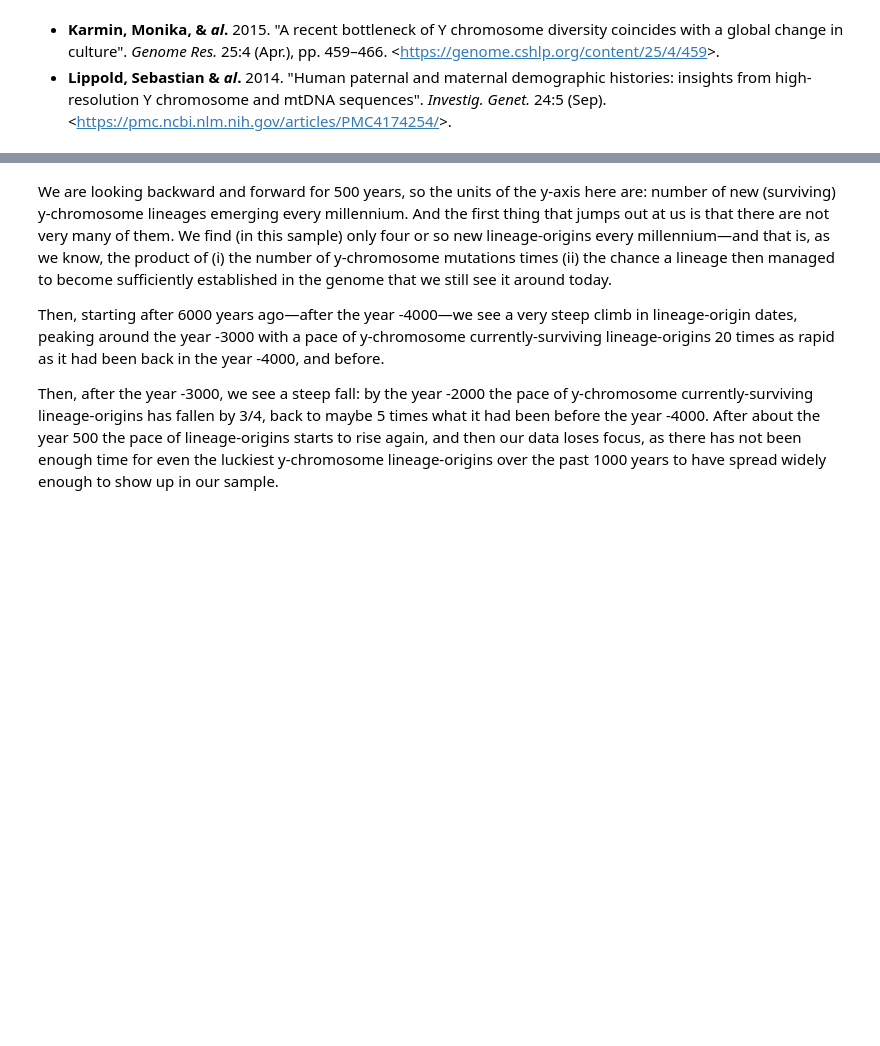
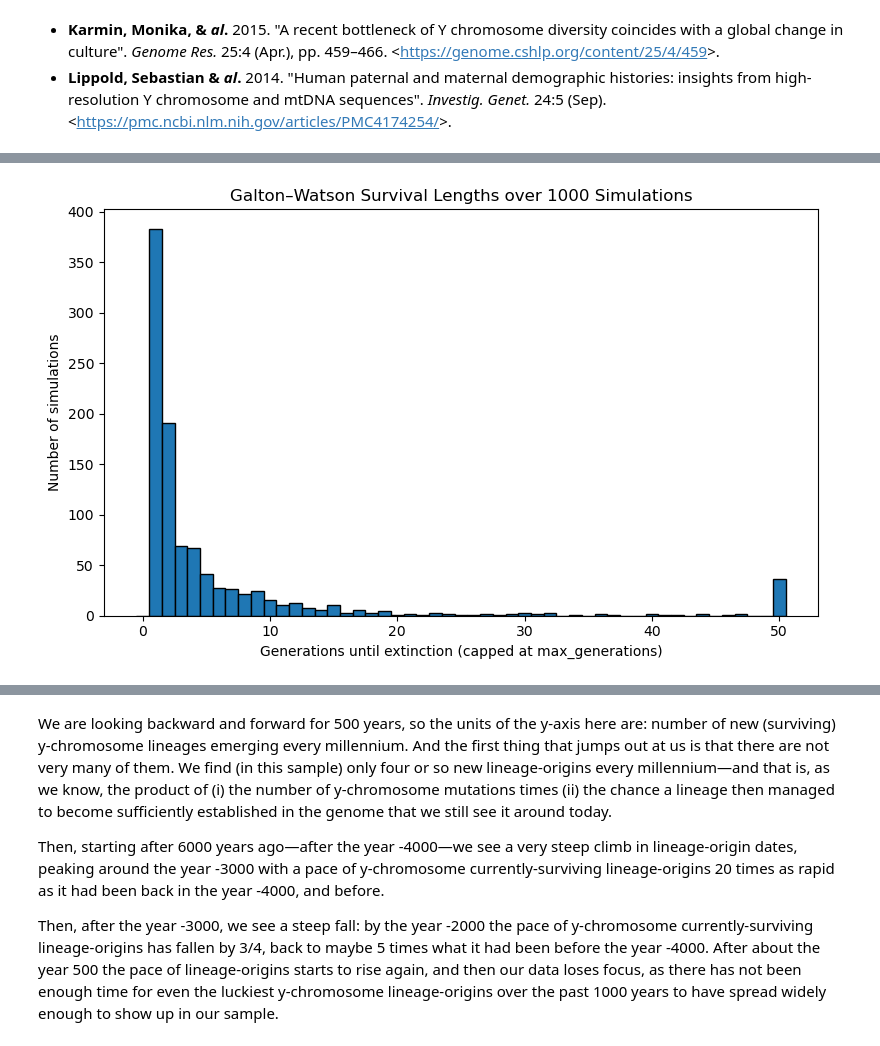
Before and after one commit to braddelong/working_20251227, a Jupyter notebook: 2026-02-03-econ-196-patriarchy.ipynb, the cells around one changed output, grey strips where cells are left out. Cells and saved outputs as stored; diff of their text form; code cells hidden in the pictures; blank space fills up the shorter version.

```diff
--- a/2026-02-03-econ-196-patriarchy.ipynb
+++ b/2026-02-03-econ-196-patriarchy.ipynb
@@ -23,0 +96,45 @@ So let's see what Karmin & _al._'s DNA-sequencing exercise tells us:
+# %%
+import matplotlib.pyplot as plt
+
+num_simulations = 1000
+mean_offspring = 1.0
+max_generations = 50
+
+survival_lengths = []
+descendants_at_50 = []
+
+for _ in range(num_simulations):
+    history = galton_watson(
+        mean_offspring=mean_offspring,
+        max_generations=max_generations,
+        initial_population=1
+    )
+
+    # Survival length = number of generations simulated
+    # (generation 0 is the initial ancestor)
+    survival_len = len(history) - 1
+    survival_lengths.append(survival_len)
+
+    # Number of descendants at generation 50 (or last generation if extinct earlier)
+    if len(history) > max_generations:
+        # we actually simulated up through generation 50
+        descendants_at_50.append(history[max_generations])
+    else:
+        # process went extinct before generation 50
+        descendants_at_50.append(0)
+# %%
+# Histogram of survival lengths
+plt.figure(figsize=(8, 5))
+plt.hist(
+    survival_lengths,
+    bins=range(0, max_generations + 2),
+    edgecolor="black",
+    align="left"
+)
+plt.xlabel("Generations until extinction (capped at max_generations)")
+plt.ylabel("Number of simulations")
+plt.title("Galton–Watson Survival Lengths over 1000 Simulations")
+plt.tight_layout()
+plt.show()
+# %% [output]
+[figure, added]
```
Also changed, not shown: parts of 19 cells of this notebook, 3 other files.
